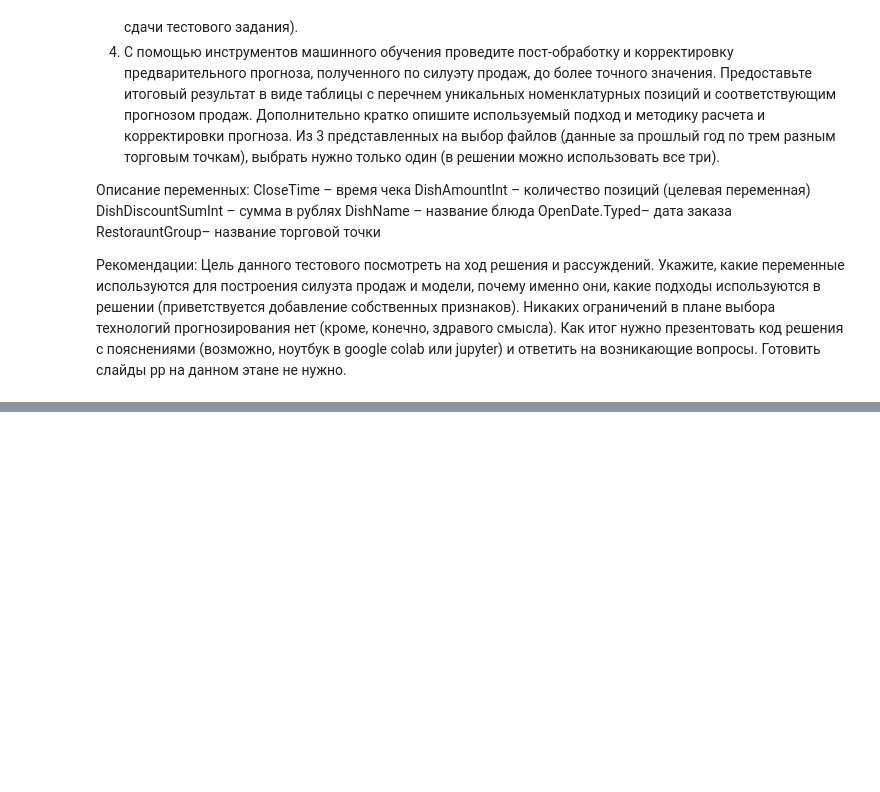
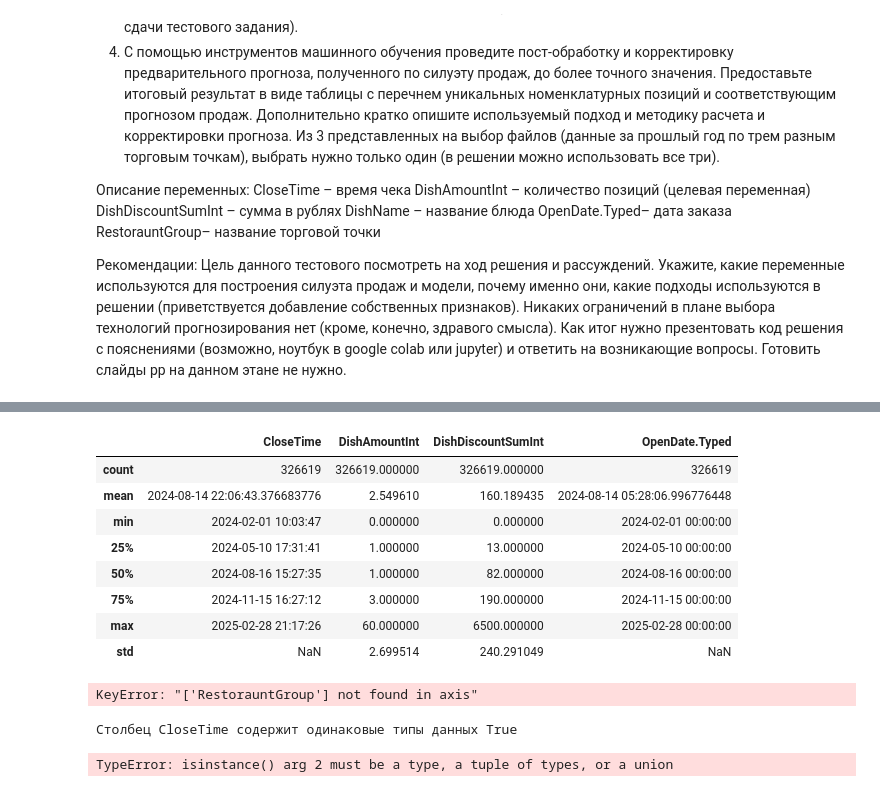
Before and after one commit to Maxxx-VS/Test_task, a Jupyter notebook: Sushi_test_task.ipynb, the cells around one changed output, grey strips where cells are left out. Cells and saved outputs as stored; diff of their text form; code cells hidden in the pictures; blank space fills up the shorter version.

```diff
--- a/Sushi_test_task.ipynb
+++ b/Sushi_test_task.ipynb
@@ -29,0 +26,7 @@ RestorauntGroup– название торговой точки
+# %%
+# ЗАГРУЗКА ДАННЫХ
+
+from google.colab import drive
+drive.mount('/content/drive')
+
+path = '/content/drive/MyDrive/Sushi_test_task/id_точки 16.xlsx'
@@ -29,0 +35,5 @@ RestorauntGroup– название торговой точки
+# %%
+# СОЗДАЁМ ДАТАФРЕЙМ
+
+import pandas as pd
+df = pd.read_excel(path)
@@ -29,0 +81,14 @@ RestorauntGroup– название торговой точки
+# %%
+# ХАРАКТЕРИСТИКИ ДАТАФРЕЙМА
+
+df.describe()
+# %% [output]
+|  | CloseTime | DishAmountInt | DishDiscountSumInt | OpenDate.Typed |
+| count | 326619 | 326619.000000 | 326619.000000 | 326619 |
+| mean | 2024-08-14 22:06:43.376683776 | 2.549610 | 160.189435 | 2024-08-14 05:28:06.996776448 |
+| min | 2024-02-01 10:03:47 | 0.000000 | 0.000000 | 2024-02-01 00:00:00 |
+| 25% | 2024-05-10 17:31:41 | 1.000000 | 13.000000 | 2024-05-10 00:00:00 |
+| 50% | 2024-08-16 15:27:35 | 1.000000 | 82.000000 | 2024-08-16 00:00:00 |
+| 75% | 2024-11-15 16:27:12 | 3.000000 | 190.000000 | 2024-11-15 00:00:00 |
+| max | 2025-02-28 21:17:26 | 60.000000 | 6500.000000 | 2025-02-28 00:00:00 |
+| std | NaN | 2.699514 | 240.291049 | NaN |
@@ -29,0 +99,41 @@ RestorauntGroup– название торговой точки
+# %%
+# УЧИТЫВАЯ, ЧТО ПРЕДОСТАВЛЕННЫЕ ДАННЫЕ ОТНОСЯТСЯ К ОДНОЙ ТОРГОВОЙ ТОЧКЕ - УДАЛЯЕМ ПРИЗНАК "RestorauntGroup"
+
+df = df.drop("RestorauntGroup", axis=1)
+# %% [output]
+KeyError: "['RestorauntGroup'] not found in axis"
+# %%
+# ПРОВЕРКА НЕСОВПАДЕНИЯ ТИПА ДАННЫХ В СТОЛБЦЕ
+
+def check_dtype(column):
+    first_type = type(column.iloc[0])
+    return all(isinstance(x, first_type) for x in column)
+
+column_CloseTime = check_dtype(df['CloseTime'])
+column_DishAmountInt = check_dtype(df['DishAmountInt'])
+column_DishDiscountSumInt = check_dtype(df['DishDiscountSumInt'])
+column_OpenDate_Typed = check_dtype(df['OpenDate_Typed'])
+
+print(f'Столбец {"CloseTime"} содержит одинаковые типы данных {column_CloseTime}')
+# %% [output]
+Столбец CloseTime содержит одинаковые типы данных True
+# %%
+
+
+reference = {
+    'CloseTime': type_1,
+    'DishAmountInt': type_2,
+    'DishDiscountSumInt': type_3,
+    'OpenDate.Typed': type_4,
+}
+
+def check_dtype():
+    for col, ref in reference.items():
+        if not isinstance(df[col], ref):
+            print(f'Столбец {col} имеет более одного типа данных: {df[col].dtype}')
+        else:
+            print(f'Столбец {col} содержит одинаковый тип данных')
+
+check_dtype()
+# %% [output]
+TypeError: isinstance() arg 2 must be a type, a tuple of types, or a union
```
Also changed, not shown: parts of 9 cells of this notebook.
